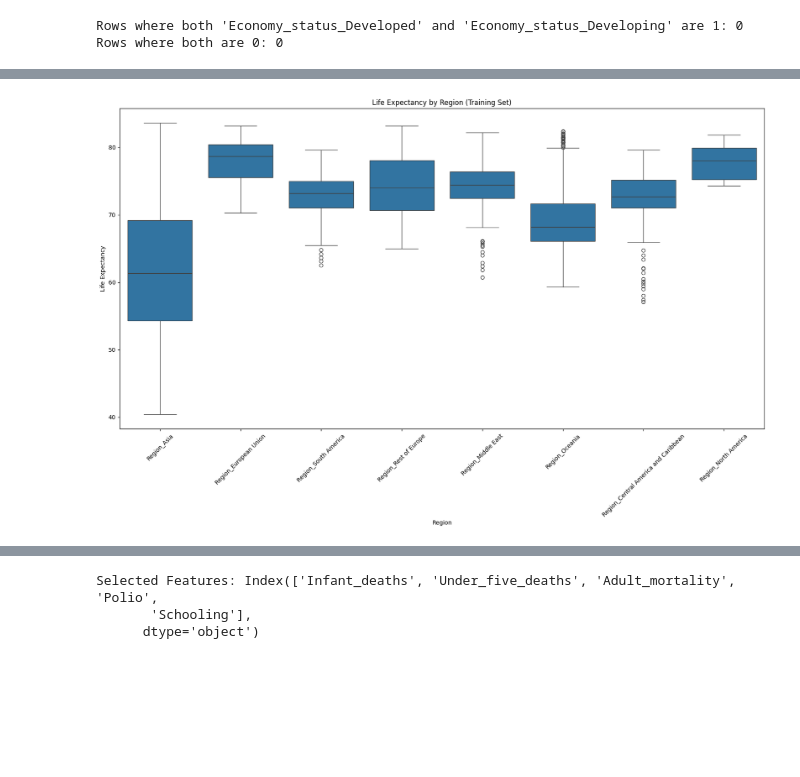
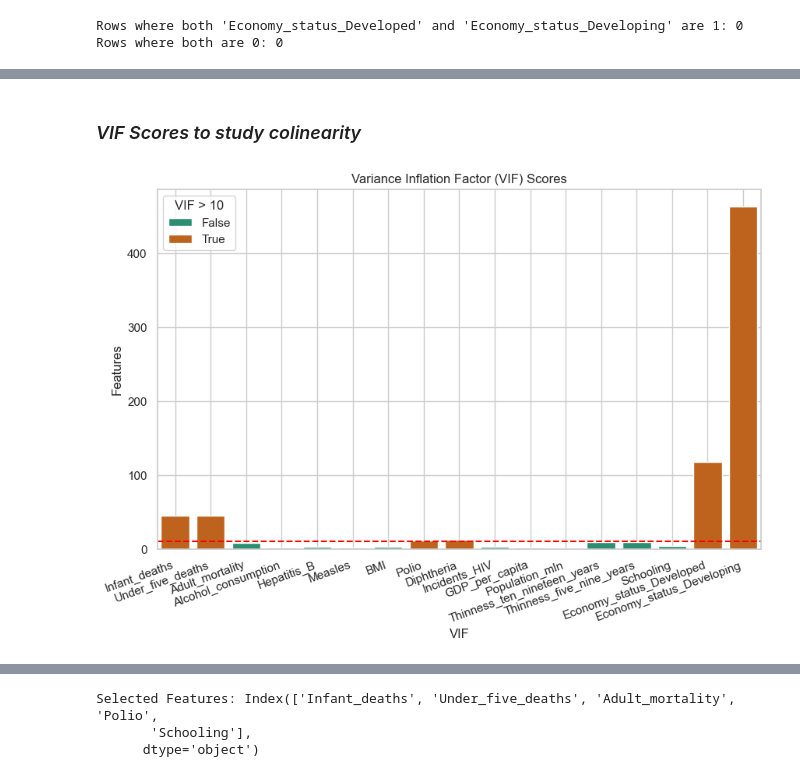
Before and after one commit to malinhauglandh/life-expectancy-prediction, a Jupyter notebook: eda/life_expectancy_exploratory_analysis.ipynb, the cells around one changed output, grey strips where cells are left out. Saved outputs shown, nothing was run; the diff lists cells and outputs as text; code cells hidden in the pictures; blank space fills up the shorter version.

```diff
--- a/eda/life_expectancy_exploratory_analysis.ipynb
+++ b/eda/life_expectancy_exploratory_analysis.ipynb
@@ -166,13 +211,26 @@ plt.show()
+# %% [markdown]
+### _VIF Scores to study colinearity_
 # %%
-# Box plot of 'Life_expectancy' by 'Region'
-region_columns = [col for col in X_train.columns if 'Region_' in col]
+# Calculate the Variance Inflation Factor (VIF) for each feature to check for multicollinearity
+def calculate_vif(X):
+    vif = pd.DataFrame()
+    vif['Feature'] = X.columns
+    vif['VIF'] = [variance_inflation_factor(X.values, i) for i in range(X.shape[1])]
+    return vif
 
-plt.figure(figsize=(20, 10))
-sns.boxplot(x=X_train[region_columns].idxmax(axis=1), y=y_train)
-plt.title('Life Expectancy by Region (Training Set)')
-plt.xlabel('Region')
-plt.ylabel('Life Expectancy')
-plt.xticks(rotation=45)
-plt.show()
+# Plot VIF scores
+def plot_vif(vif_scores):
+    plt.figure(figsize=(10, 6))
+    sns.barplot(x='Feature', y='VIF', data=vif_scores, palette='Dark2', hue=vif_scores['VIF'] > 10)
+    plt.axhline(y=10, color='red', linestyle='--')
+    plt.title('Variance Inflation Factor (VIF) Scores')
+    plt.xlabel('VIF')
+    plt.xticks(rotation=20, ha='right')
+    plt.ylabel('Features')
+    plt.legend(title='VIF > 10')
+    plt.grid(True)
+    plt.show()
+
+plot_vif(calculate_vif(X))
 # %% [output]
-[figure, old version]
+[figure, new version]
```
Also changed, not shown: parts of 29 cells of this notebook.
